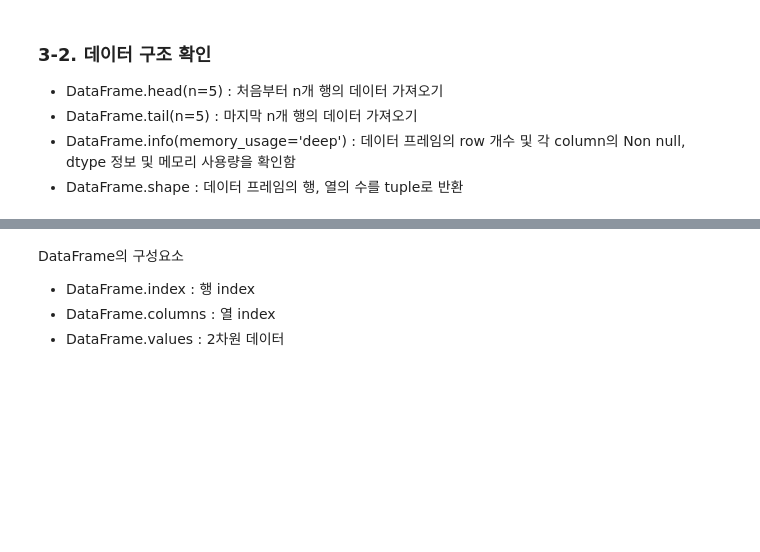
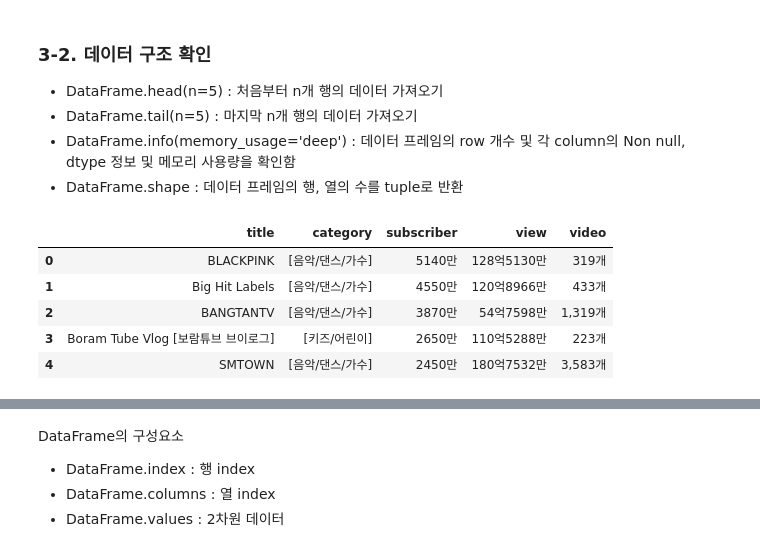
Before and after one commit to localtic/bigdata, a Jupyter notebook: [pandas_01]_youtube_LAB.ipynb, the cells around one changed output, grey strips where cells are left out. Saved outputs shown, nothing was run; the diff lists cells and outputs as text; code cells hidden in the pictures; blank space fills up the shorter version.

```diff
--- a/[pandas_01]_youtube_LAB.ipynb
+++ b/[pandas_01]_youtube_LAB.ipynb
@@ -47,6 +66,7 @@ import pandas as pd
 - csv 파일 : pd.read_csv('파일이름')
 # %%
 # [1-1] youtube_rank.xlsx 파일을 DataFrame 으로 읽어 df라는 이름을 붙입니다
-
+df = pd.read_excel('data_01/youtube_rank.xlsx', engine='openpyxl')
+print(type(df))
 # 원본을 복사하여 둡니다
 original = df.copy()
@@ -60,3 +86,11 @@ original = df.copy()
 - DataFrame.shape : 데이터 프레임의 행, 열의 수를 tuple로 반환
 # %%
 # [1-2] 읽어온 df 의 내용 중 첫 5개 행을 출력해 내용을 확인합니다
+df.head()
+# %% [output]
+|  | title | category | subscriber | view | video |
+| 0 | BLACKPINK | [음악/댄스/가수] | 5140만 | 128억5130만 | 319개 |
+| 1 | Big Hit Labels | [음악/댄스/가수] | 4550만 | 120억8966만 | 433개 |
+| 2 | BANGTANTV | [음악/댄스/가수] | 3870만 | 54억7598만 | 1,319개 |
+| 3 | Boram Tube Vlog [보람튜브 브이로그] | [키즈/어린이] | 2650만 | 110억5288만 | 223개 |
+| 4 | SMTOWN | [음악/댄스/가수] | 2450만 | 180억7532만 | 3,583개 |
```
Also changed, not shown: parts of 18 cells of this notebook.
